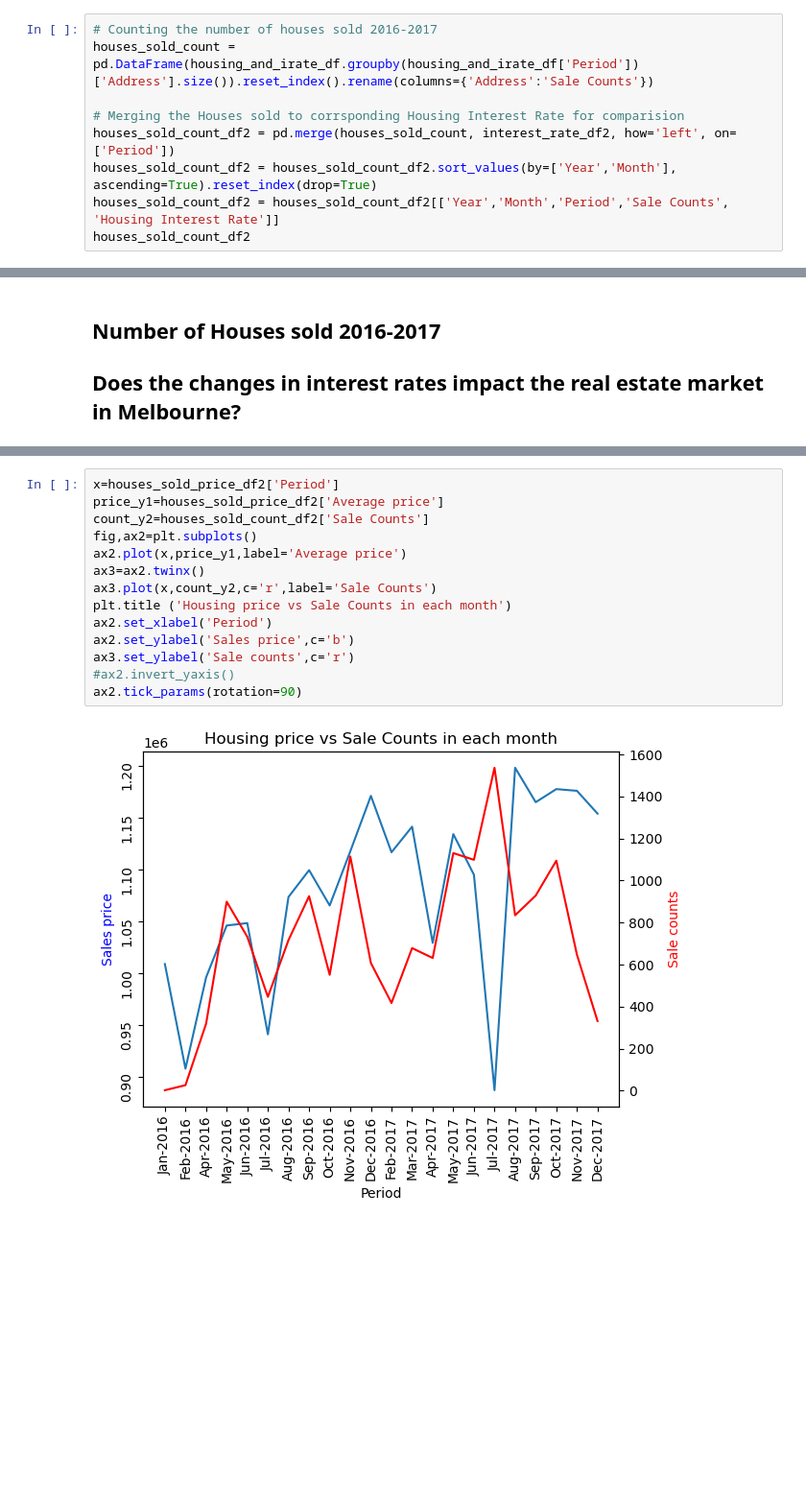
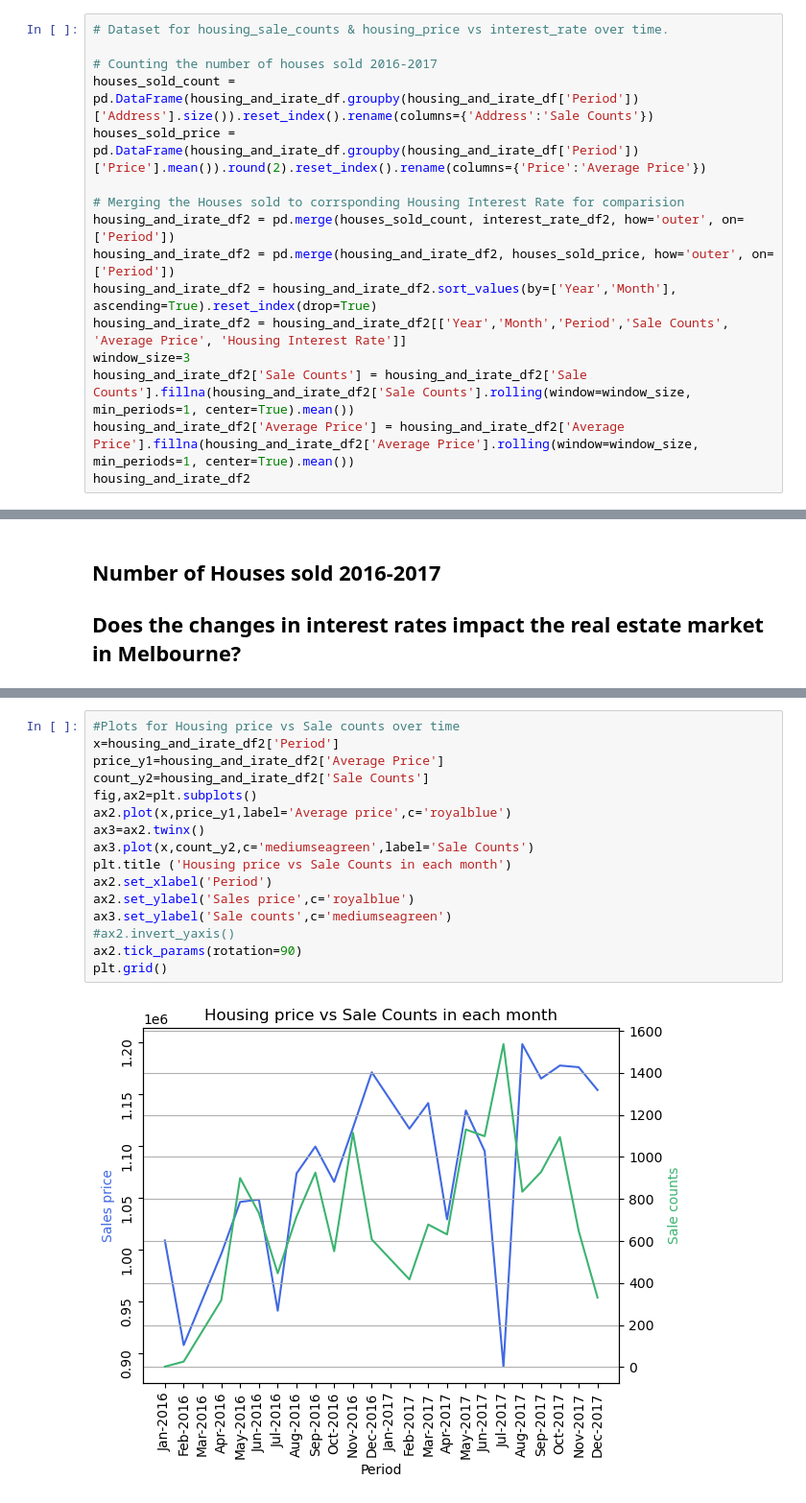
Before and after one commit to Anton0Lee/Project1_grp5, a Jupyter notebook: project1 main codes.ipynb, the cells around one changed output, grey strips where cells are left out. Shown: that part at 96% size. Cells and saved outputs as stored; diff of their text form; blank space fills up the shorter version.

```diff
--- a/project1 main codes.ipynb
+++ b/project1 main codes.ipynb
@@ -239,12 +231,19 @@ housing_and_irate_df
 | 15659 | Wyndham Vale | 19 Whitmore Pl | Western Metropolitan | h | 2017-12-09 | 2017 | 12 | 3.0 | 5262.0 | 27.2 | ... |
 15660 rows × 16 columns
 # %%
+# Dataset for housing_sale_counts & housing_price vs interest_rate over time.
+
 # Counting the number of houses sold 2016-2017
 houses_sold_count = pd.DataFrame(housing_and_irate_df.groupby(housing_and_irate_df['Period'])['Address'].size()).reset_index().rename(columns={'Address':'Sale Counts'})
+houses_sold_price = pd.DataFrame(housing_and_irate_df.groupby(housing_and_irate_df['Period'])['Price'].mean()).round(2).reset_index().rename(columns={'Price':'Average Price'})
 
 # Merging the Houses sold to corrsponding Housing Interest Rate for comparision
-houses_sold_count_df2 = pd.merge(houses_sold_count, interest_rate_df2, how='left', on=['Period'])
-houses_sold_count_df2 = houses_sold_count_df2.sort_values(by=['Year','Month'], ascending=True).reset_index(drop=True)
-houses_sold_count_df2 = houses_sold_count_df2[['Year','Month','Period','Sale Counts', 'Housing Interest Rate']]
-houses_sold_count_df2
+housing_and_irate_df2 = pd.merge(houses_sold_count, interest_rate_df2, how='outer', on=['Period'])
+housing_and_irate_df2 = pd.merge(housing_and_irate_df2, houses_sold_price, how='outer', on=['Period'])
+housing_and_irate_df2 = housing_and_irate_df2.sort_values(by=['Year','Month'], ascending=True).reset_index(drop=True)
+housing_and_irate_df2 = housing_and_irate_df2[['Year','Month','Period','Sale Counts', 'Average Price', 'Housing Interest Rate']]
+window_size=3
+housing_and_irate_df2['Sale Counts'] = housing_and_irate_df2['Sale Counts'].fillna(housing_and_irate_df2['Sale Counts'].rolling(window=window_size, min_periods=1, center=True).mean())
+housing_and_irate_df2['Average Price'] = housing_and_irate_df2['Average Price'].fillna(housing_and_irate_df2['Average Price'].rolling(window=window_size, min_periods=1, center=True).mean())
+housing_and_irate_df2
 # %% [output]
@@ -349,16 +339,18 @@ ax1.tick_params(rotation=90)
 # %%
-x=houses_sold_price_df2['Period']
-price_y1=houses_sold_price_df2['Average price']
-count_y2=houses_sold_count_df2['Sale Counts']
+#Plots for Housing price vs Sale counts over time
+x=housing_and_irate_df2['Period']
+price_y1=housing_and_irate_df2['Average Price']
+count_y2=housing_and_irate_df2['Sale Counts']
 fig,ax2=plt.subplots()
-ax2.plot(x,price_y1,label='Average price')
+ax2.plot(x,price_y1,label='Average price',c='royalblue')
 ax3=ax2.twinx()
-ax3.plot(x,count_y2,c='r',label='Sale Counts')
+ax3.plot(x,count_y2,c='mediumseagreen',label='Sale Counts')
 plt.title ('Housing price vs Sale Counts in each month')
 ax2.set_xlabel('Period')
-ax2.set_ylabel('Sales price',c='b')
-ax3.set_ylabel('Sale counts',c='r')
+ax2.set_ylabel('Sales price',c='royalblue')
+ax3.set_ylabel('Sale counts',c='mediumseagreen')
 #ax2.invert_yaxis()
 ax2.tick_params(rotation=90)
+plt.grid()
 # %% [output]
-[figure, old version]
+[figure, new version]
```
Also changed, not shown: parts of 19 cells of this notebook, 2 other files.
